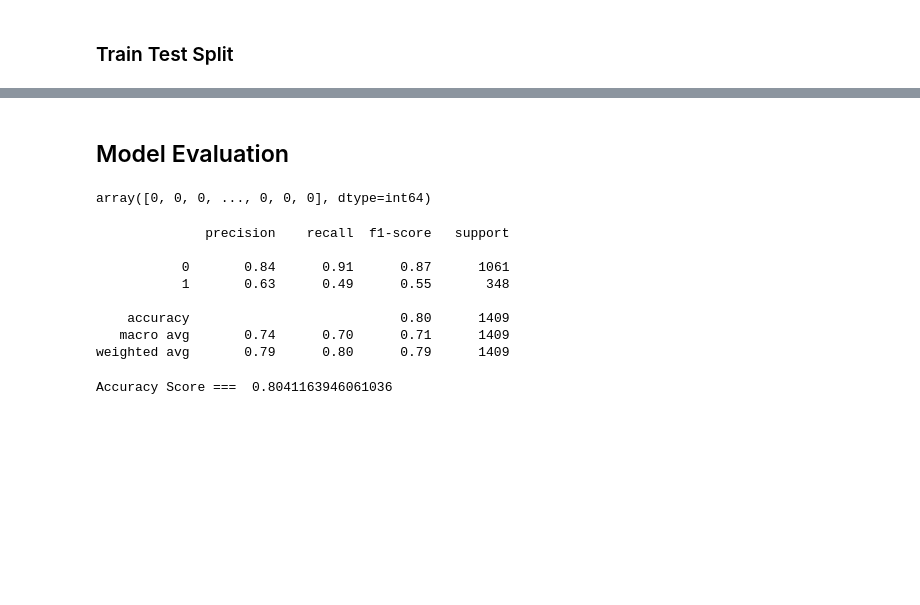
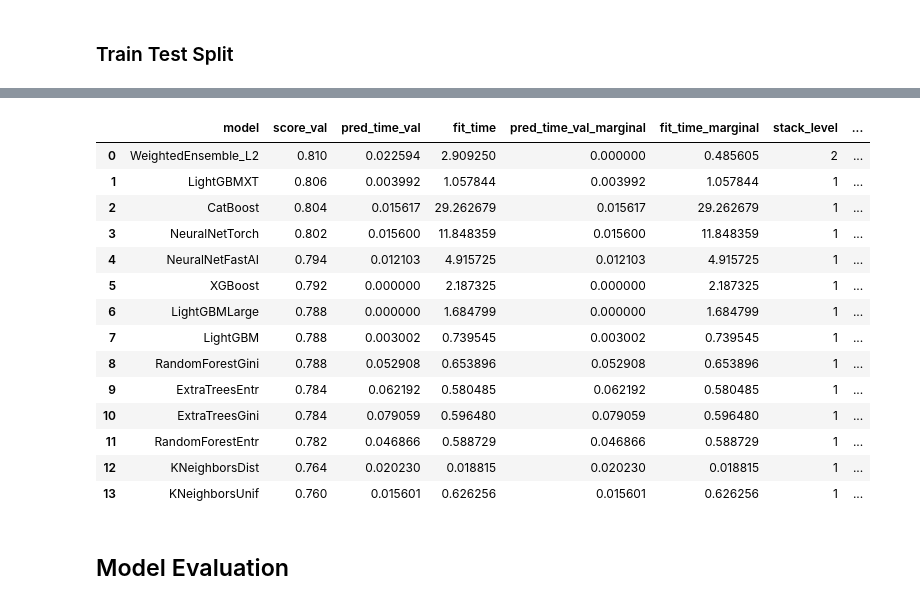
Before and after one commit to OOlatubosun/tesco_telco_churn_prediction, a Jupyter notebook: experimental.ipynb, the cells around one changed output, grey strips where cells are left out. Drawn from its saved outputs; the diff is of its cells as text; code cells hidden in the pictures; blank space fills up the shorter version.

```diff
--- a/experimental.ipynb
+++ b/experimental.ipynb
@@ -468,0 +523,2 @@ LogisticRegression()
+# %%
+train_data, test_data = train_test_split(Churn_data, test_size=0.33, random_state=42)
@@ -468,0 +549,3 @@ LogisticRegression()
+# %%
+label = 'Churn'
+print("Summary of class variable: \n", train_data[label].describe())
@@ -468,0 +563,3 @@ LogisticRegression()
+# %%
+save_path = 'models'
+predictor = TabularPredictor(label=label, path=save_path).fit(train_data)
@@ -469,2 +584,20 @@ LogisticRegression()
+# %%
+predictor.leaderboard(silent=True)
+# %% [output]
+|  | model | score_val | pred_time_val | fit_time | pred_time_val_marginal | fit_time_marginal | stack_level | ... |
+| 0 | WeightedEnsemble_L2 | 0.810 | 0.022594 | 2.909250 | 0.000000 | 0.485605 | 2 | ... |
+| 1 | LightGBMXT | 0.806 | 0.003992 | 1.057844 | 0.003992 | 1.057844 | 1 | ... |
+| 2 | CatBoost | 0.804 | 0.015617 | 29.262679 | 0.015617 | 29.262679 | 1 | ... |
+| 3 | NeuralNetTorch | 0.802 | 0.015600 | 11.848359 | 0.015600 | 11.848359 | 1 | ... |
+| 4 | NeuralNetFastAI | 0.794 | 0.012103 | 4.915725 | 0.012103 | 4.915725 | 1 | ... |
+| 5 | XGBoost | 0.792 | 0.000000 | 2.187325 | 0.000000 | 2.187325 | 1 | ... |
+| 6 | LightGBMLarge | 0.788 | 0.000000 | 1.684799 | 0.000000 | 1.684799 | 1 | ... |
+| 7 | LightGBM | 0.788 | 0.003002 | 0.739545 | 0.003002 | 0.739545 | 1 | ... |
+| 8 | RandomForestGini | 0.788 | 0.052908 | 0.653896 | 0.052908 | 0.653896 | 1 | ... |
+| 9 | ExtraTreesEntr | 0.784 | 0.062192 | 0.580485 | 0.062192 | 0.580485 | 1 | ... |
+| 10 | ExtraTreesGini | 0.784 | 0.079059 | 0.596480 | 0.079059 | 0.596480 | 1 | ... |
+| 11 | RandomForestEntr | 0.782 | 0.046866 | 0.588729 | 0.046866 | 0.588729 | 1 | ... |
+| 12 | KNeighborsDist | 0.764 | 0.020230 | 0.018815 | 0.020230 | 0.018815 | 1 | ... |
+| 13 | KNeighborsUnif | 0.760 | 0.015601 | 0.626256 | 0.015601 | 0.626256 | 1 | ... |
 # %% [markdown]
 ## Model Evaluation
@@ -473,15 +603,0 @@ Churn_prediction = Churn_log_model.predict(x_test)
-# %%
-Churn_prediction
-# %% [output]
-array([0, 0, 0, ..., 0, 0, 0], dtype=int64)
-# %%
-print(classification_report(y_test,Churn_prediction))
-# %% [output]
-              precision    recall  f1-score   support
-
-           0       0.84      0.91      0.87      1061
-           1       0.63      0.49      0.55       348
-
-    accuracy                           0.80      1409
-   macro avg       0.74      0.70      0.71      1409
-weighted avg       0.79      0.80      0.79      1409
@@ -491,4 +603,0 @@ accuracy_score_churn  = sm.accuracy_score(y_test,Churn_prediction)
-# %%
-print('Accuracy Score === ',str(accuracy_score_churn))
-# %% [output]
-Accuracy Score ===  0.8041163946061036
```
Also changed, not shown: parts of 55 cells of this notebook, 1 other file.
